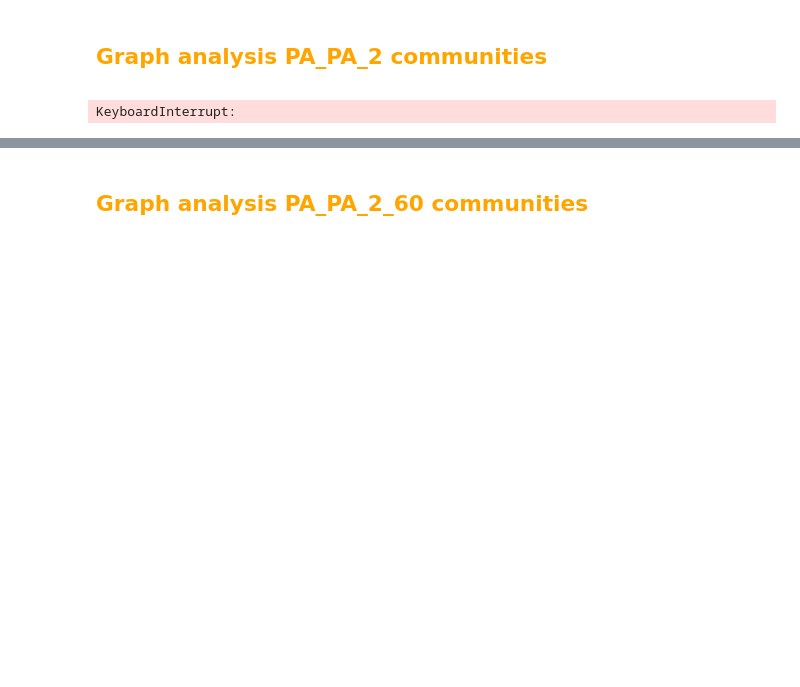
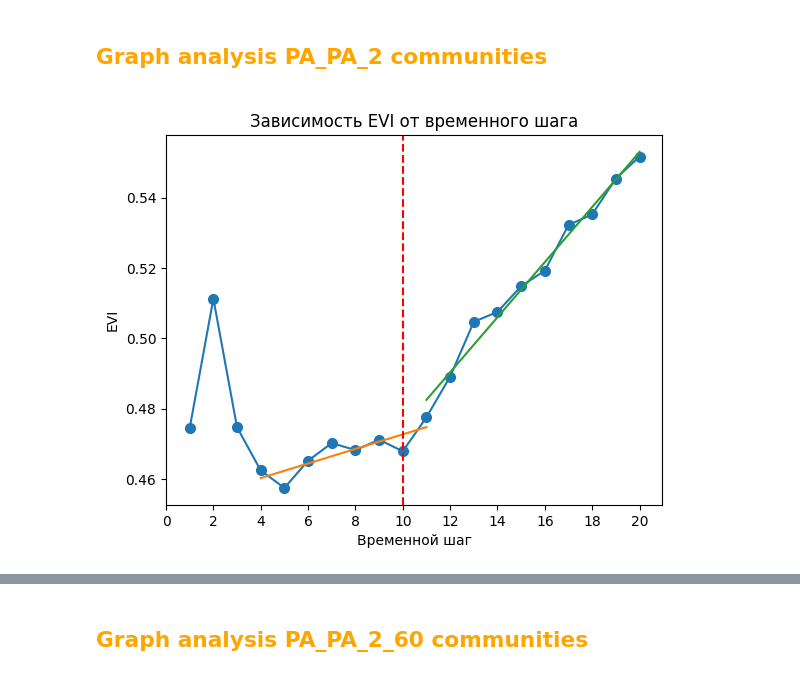
Before and after one commit to Mikhaelyes/Diploma, a Jupyter notebook: Programs/Synthetic_graph_analysis.ipynb, the cells around one changed output, grey strips where cells are left out. Drawn from its saved outputs; the diff is of its cells as text; code cells hidden in the pictures; blank space fills up the shorter version.

```diff
--- a/Programs/Synthetic_graph_analysis.ipynb
+++ b/Programs/Synthetic_graph_analysis.ipynb
@@ -174,22 +173,3 @@ Graph with 9993 nodes and 49357 edges
 <span style="color:orange">
 
 ## Graph analysis PA_PA_2 communities ##
-# %%
-blocks = 20
-gen_name = '_PA_'
-folder_name = "PA_PA_2"
-
-x_gr = list()
-y_gr = list()
-pr = []
-for i in range(blocks):
-    pr = []
-    G_init = load_graph(i, folder_name, gen_name)
-    pr = list((nx.pagerank(G_init)).values())
-    x = pm.hill(pr)
-    eye_val = (pm.eye_ball(x))[0]
-    x_gr.append(i)
-    y_gr.append(eye_val)
-    # print(i, eye_val)
-# %% [output]
-KeyboardInterrupt:
@@ -204,2 +194,30 @@ plt.show()
+# %%
+y_gr = [0.47446519057263803,
+        0.5112597173726332, 0.474663132622112, 0.4624125113089521, 0.45744147817877856, 0.4651883825480505,
+        0.4701891821165951, 0.468196036243711, 0.4711514601857214, 0.4678724933216376, 0.4775437584964912,
+        0.48910461547524875, 0.5046827483659024, 0.507509158644897,
+        0.5148209796885075, 0.5192424320960525, 0.5322429603875731, 0.5352257309630408, 0.5454473517494787,
+        0.5516753786667676]
+
+x_gr = np.linspace(1, 20, 20)
+
+
+
+slope_1, intercept_1, r_value_1, p_value_1, std_err_1 = stats.linregress(x_gr[3:11], y_gr[3:11])
+slope_2, intercept_2, r_value_2, p_value_2, std_err_2 = stats.linregress(x_gr[10:20], y_gr[10:20])
+
+plt.plot(x_gr, y_gr, marker='o', markersize=7)
+
+plt.plot(x_gr[3:11], slope_1 * x_gr[3:11] + intercept_1)
+plt.plot(x_gr[10:20], slope_2 * x_gr[10:20] + intercept_2)
+
+plt.xlabel('Временной шаг') #Хвостовые ингде
+plt.ylabel('EVI') #Подпись для оси y
+plt.xticks(np.arange(min(x_gr)-1, max(x_gr)+1, 2.0))
+plt.axvline(x = 10, color = 'r', linestyle="--")
+plt.title('Зависимость EVI от временного шага') #Название
+plt.show()
+# %% [output]
+[figure, added]
 # %%
 list_pl_pr = []
```
Also changed, not shown: parts of 17 cells of this notebook.
